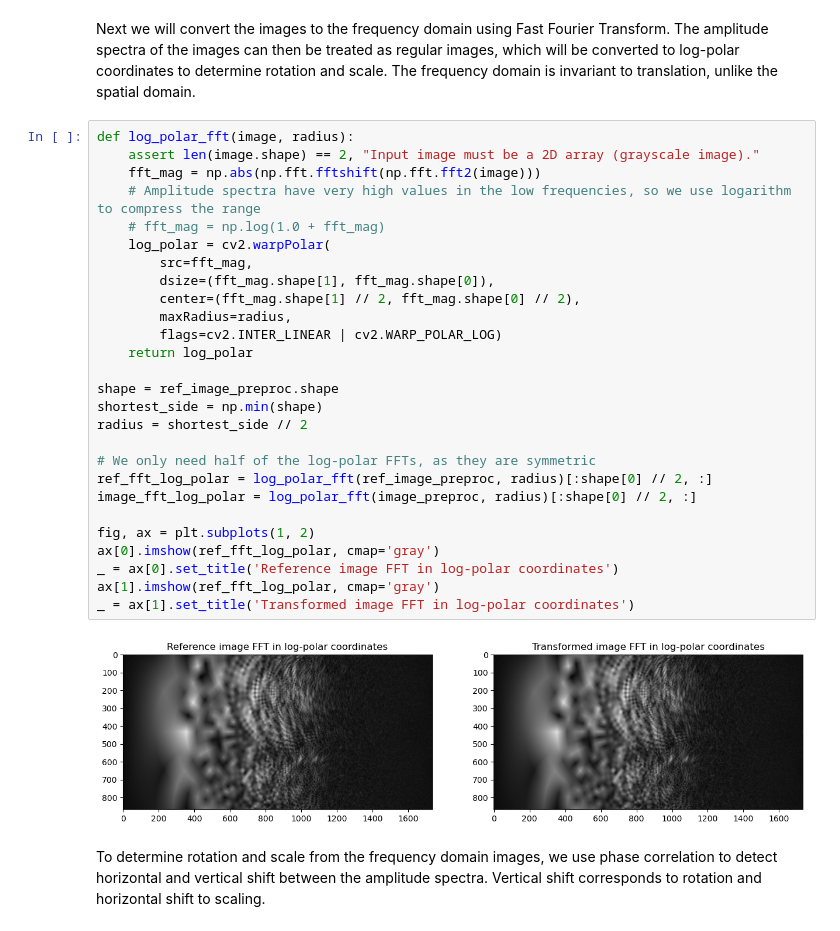
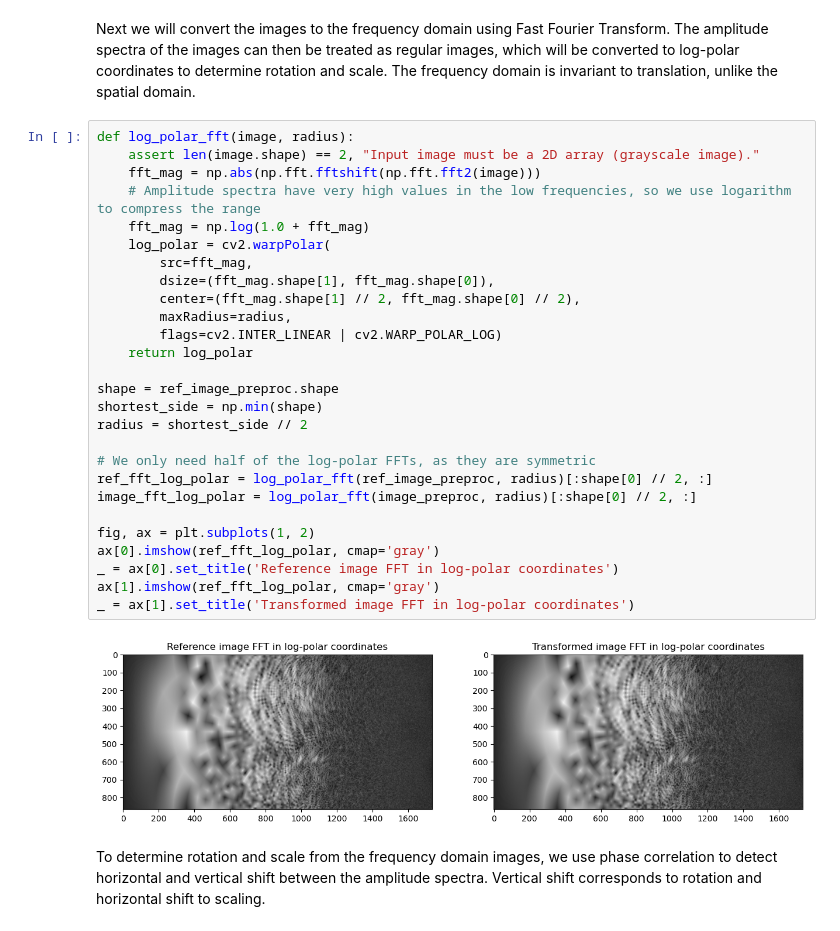
Before and after one commit to naavis/eclipsetools, a Jupyter notebook: notebooks/phase-correlation-eclipse.ipynb, the cells around one changed output. Drawn from its saved outputs; the diff is of its cells as text.

```diff
--- a/notebooks/phase-correlation-eclipse.ipynb
+++ b/notebooks/phase-correlation-eclipse.ipynb
@@ -89,32 +89,32 @@ Next we will convert the images to the frequency domain using Fast Fourier Trans
 # %%
 def log_polar_fft(image, radius):
     assert len(image.shape) == 2, "Input image must be a 2D array (grayscale image)."
     fft_mag = np.abs(np.fft.fftshift(np.fft.fft2(image)))
     # Amplitude spectra have very high values in the low frequencies, so we use logarithm to compress the range
-    # fft_mag = np.log(1.0 + fft_mag)
+    fft_mag = np.log(1.0 + fft_mag)
     log_polar = cv2.warpPolar(
         src=fft_mag,
         dsize=(fft_mag.shape[1], fft_mag.shape[0]),
         center=(fft_mag.shape[1] // 2, fft_mag.shape[0] // 2),
         maxRadius=radius,
         flags=cv2.INTER_LINEAR | cv2.WARP_POLAR_LOG)
     return log_polar
 
 shape = ref_image_preproc.shape
 shortest_side = np.min(shape)
 radius = shortest_side // 2
 
 # We only need half of the log-polar FFTs, as they are symmetric
 ref_fft_log_polar = log_polar_fft(ref_image_preproc, radius)[:shape[0] // 2, :]
 image_fft_log_polar = log_polar_fft(image_preproc, radius)[:shape[0] // 2, :]
 
 fig, ax = plt.subplots(1, 2)
 ax[0].imshow(ref_fft_log_polar, cmap='gray')
 _ = ax[0].set_title('Reference image FFT in log-polar coordinates')
 ax[1].imshow(ref_fft_log_polar, cmap='gray')
 _ = ax[1].set_title('Transformed image FFT in log-polar coordinates')
 # %% [output]
-[figure, old version]
+[figure, new version]
 # %% [markdown]
 To determine rotation and scale from the frequency domain images, we use phase correlation to detect horizontal and vertical shift between the amplitude spectra. Vertical shift corresponds to rotation and horizontal shift to scaling.
 # %%
```
